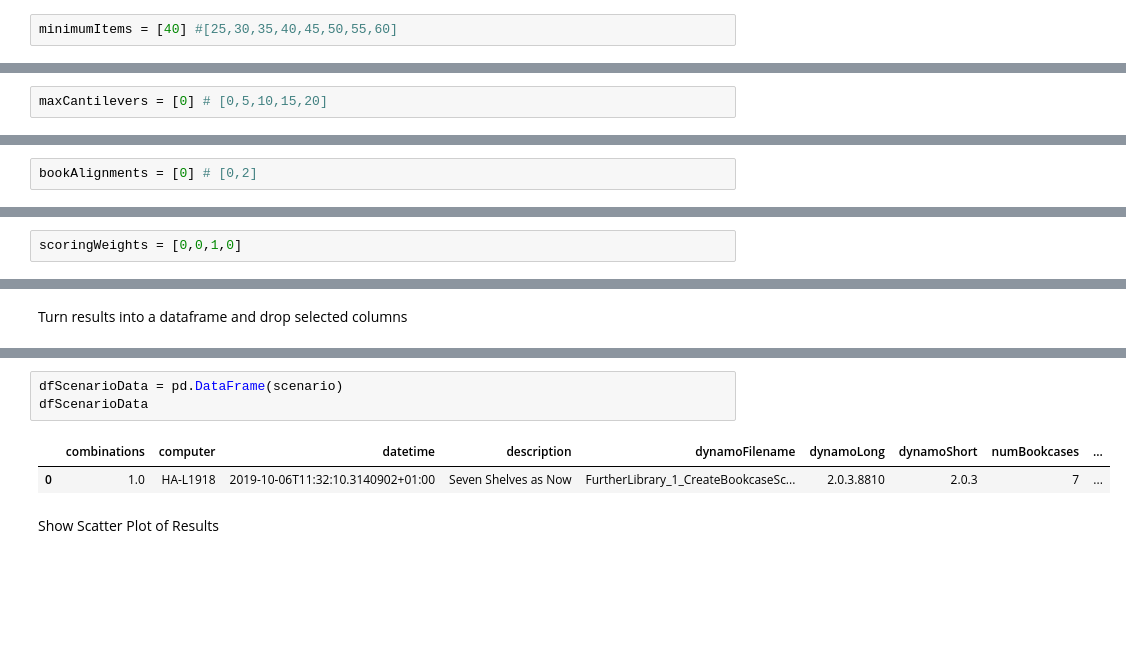
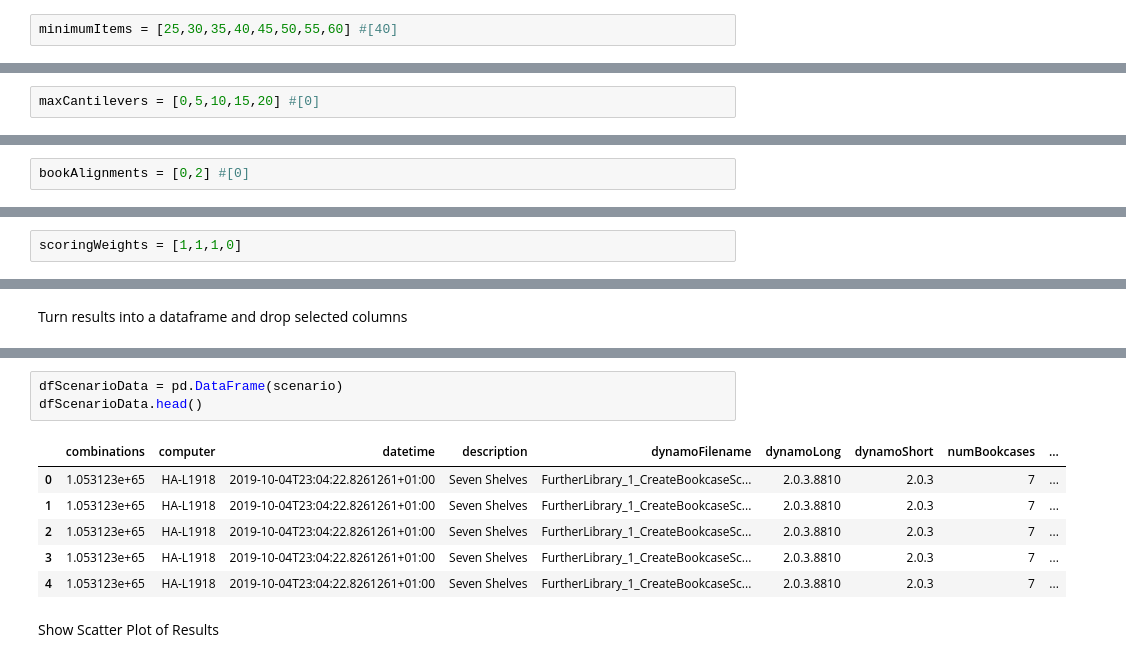
Before and after one commit to thomascorrie/LibraryProject, a Jupyter notebook: Jupyter/FurtherLibrary_1_RunPacking.ipynb, the cells around one changed output, grey strips where cells are left out. Cells and saved outputs as stored; diff of their text form; blank space fills up the shorter version.

```diff
--- a/Jupyter/FurtherLibrary_1_RunPacking.ipynb
+++ b/Jupyter/FurtherLibrary_1_RunPacking.ipynb
@@ -97,11 +97,11 @@ thresholds = [0.8] # [0.75,0.8,0.85,0.9] #[0.1,0.25,0.5,0.75,0.9]
 # %% [markdown]
 **minimumItems** sets the minimum number of items that the Packing Algorithm will consider per container when packing continuously
 # %%
-minimumItems = [40] #[25,30,35,40,45,50,55,60]
+minimumItems = [25,30,35,40,45,50,55,60] #[40]
 # %% [markdown]
 **maxCantilevers** sets the maximum cantilever allowed for a book in mm
 # %%
-maxCantilevers = [0] # [0,5,10,15,20]
+maxCantilevers = [0,5,10,15,20] #[0]
 # %% [markdown]
 **containerOrientation** determines EB_AFIT rotation:
 * 0  All Scenarios
@@ -134,7 +134,7 @@ infillMaxHeights = [150]
 * 2 Front with Maximum Cantilever
 * 3 Align Back with the Deepest Book
 # %%
-bookAlignments = [0] # [0,2]
+bookAlignments = [0,2] #[0]
 # %% [markdown]
 **scoringWeights** sets the weights for the following scoring methods
 * 0 itemOrientation
@@ -142,7 +142,7 @@ bookAlignments = [0] # [0,2]
 * 2 itemPriority
 * 3 itemGrouping
 # %%
-scoringWeights = [0,0,1,0]
+scoringWeights = [1,1,1,0]
 # %% [markdown]
 # Container Priority
 Each bookcase is divided vertically into the specified number of divisions which can be one of a specified number of priorirites where 0 is the highest
@@ -314,9 +337,13 @@ dfResultsReduced.head()
 # %%
 dfScenarioData = pd.DataFrame(scenario)
-dfScenarioData
+dfScenarioData.head()
 # %% [output]
 |  | combinations | computer | datetime | description | dynamoFilename | dynamoLong | dynamoShort | numBookcases | ... |
-| 0 | 1.0 | HA-L1918 | 2019-10-06T11:32:10.3140902+01:00 | Seven Shelves as Now | FurtherLibrary_1_CreateBookcaseSc... | 2.0.3.8810 | 2.0.3 | 7 | ... |
+| 0 | 1.053123e+65 | HA-L1918 | 2019-10-04T23:04:22.8261261+01:00 | Seven Shelves | FurtherLibrary_1_CreateBookcaseSc... | 2.0.3.8810 | 2.0.3 | 7 | ... |
+| 1 | 1.053123e+65 | HA-L1918 | 2019-10-04T23:04:22.8261261+01:00 | Seven Shelves | FurtherLibrary_1_CreateBookcaseSc... | 2.0.3.8810 | 2.0.3 | 7 | ... |
+| 2 | 1.053123e+65 | HA-L1918 | 2019-10-04T23:04:22.8261261+01:00 | Seven Shelves | FurtherLibrary_1_CreateBookcaseSc... | 2.0.3.8810 | 2.0.3 | 7 | ... |
+| 3 | 1.053123e+65 | HA-L1918 | 2019-10-04T23:04:22.8261261+01:00 | Seven Shelves | FurtherLibrary_1_CreateBookcaseSc... | 2.0.3.8810 | 2.0.3 | 7 | ... |
+| 4 | 1.053123e+65 | HA-L1918 | 2019-10-04T23:04:22.8261261+01:00 | Seven Shelves | FurtherLibrary_1_CreateBookcaseSc... | 2.0.3.8810 | 2.0.3 | 7 | ... |
 # %% [markdown]
 Show Scatter Plot of Results
 # %%
```
Also changed, not shown: parts of 10 cells of this notebook, 13 other files.
